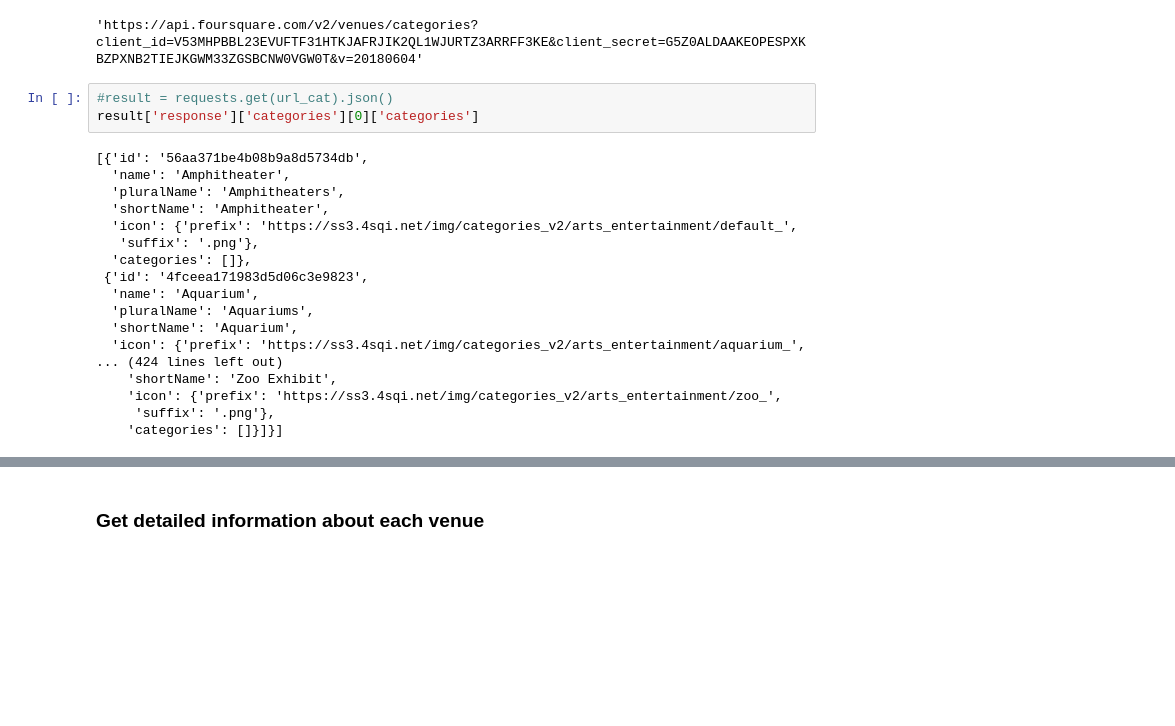
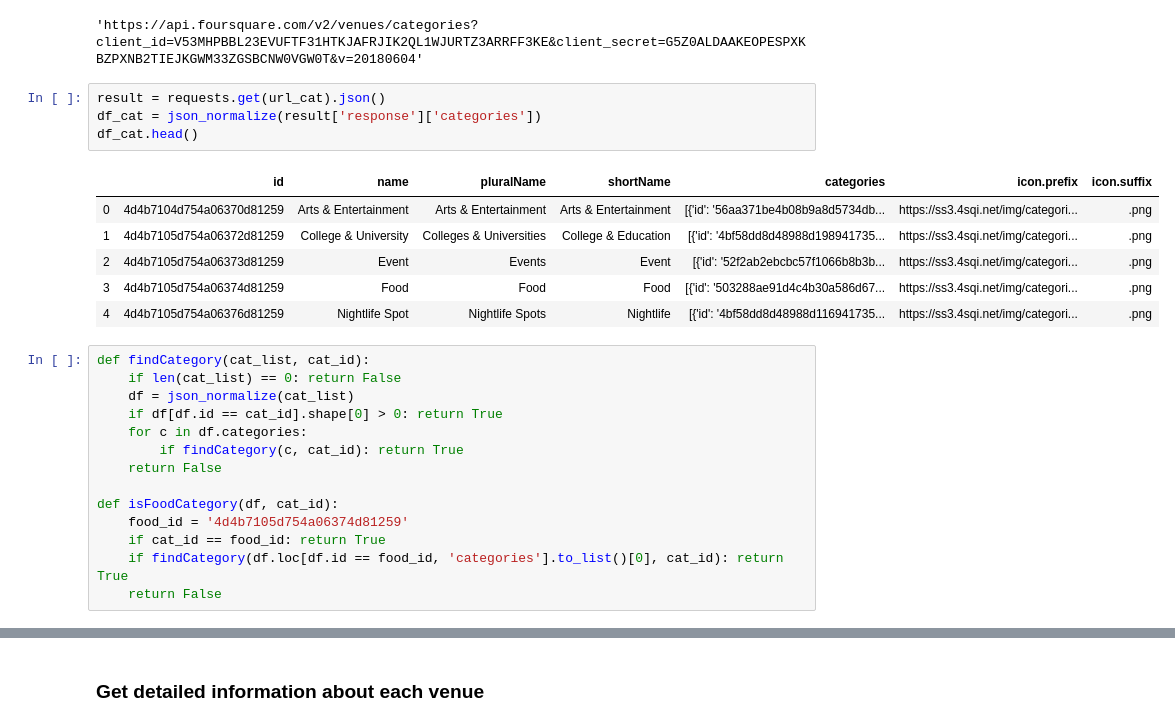
Before and after one commit to Pol75/Coursera_Capstone, a Jupyter notebook: capstone_draft.ipynb, the cells around one changed output, grey strips where cells are left out. Drawn from its saved outputs; the diff is of its cells as text; blank space fills up the shorter version.

```diff
--- a/capstone_draft.ipynb
+++ b/capstone_draft.ipynb
@@ -235,23 +243,27 @@ url_cat
 # %% [output]
 'https://api.foursquare.com/v2/venues/categories?client_id=V53MHPBBL23EVUFTF31HTKJAFRJIK2QL1WJURTZ3ARRFF3KE&client_secret=G5Z0ALDAAKEOPESPXKBZPXNB2TIEJKGWM33ZGSBCNW0VGW0T&v=20180604'
 # %%
-#result = requests.get(url_cat).json()
-result['response']['categories'][0]['categories']
+result = requests.get(url_cat).json()
+df_cat = json_normalize(result['response']['categories'])
+df_cat.head()
 # %% [output]
-[{'id': '56aa371be4b08b9a8d5734db',
-  'name': 'Amphitheater',
-  'pluralName': 'Amphitheaters',
-  'shortName': 'Amphitheater',
-  'icon': {'prefix': 'https://ss3.4sqi.net/img/categories_v2/arts_entertainment/default_',
-   'suffix': '.png'},
-  'categories': []},
- {'id': '4fceea171983d5d06c3e9823',
-  'name': 'Aquarium',
-  'pluralName': 'Aquariums',
-  'shortName': 'Aquarium',
-  'icon': {'prefix': 'https://ss3.4sqi.net/img/categories_v2/arts_entertainment/aquarium_',
-... (424 lines left out)
-    'shortName': 'Zoo Exhibit',
-    'icon': {'prefix': 'https://ss3.4sqi.net/img/categories_v2/arts_entertainment/zoo_',
-     'suffix': '.png'},
-    'categories': []}]}]
+|  | id | name | pluralName | shortName | categories | icon.prefix | icon.suffix |
+| 0 | 4d4b7104d754a06370d81259 | Arts & Entertainment | Arts & Entertainment | Arts & Entertainment | [{'id': '56aa371be4b08b9a8d5734db... | https://ss3.4sqi.net/img/categori... | .png |
+| 1 | 4d4b7105d754a06372d81259 | College & University | Colleges & Universities | College & Education | [{'id': '4bf58dd8d48988d198941735... | https://ss3.4sqi.net/img/categori... | .png |
+| 2 | 4d4b7105d754a06373d81259 | Event | Events | Event | [{'id': '52f2ab2ebcbc57f1066b8b3b... | https://ss3.4sqi.net/img/categori... | .png |
+| 3 | 4d4b7105d754a06374d81259 | Food | Food | Food | [{'id': '503288ae91d4c4b30a586d67... | https://ss3.4sqi.net/img/categori... | .png |
+| 4 | 4d4b7105d754a06376d81259 | Nightlife Spot | Nightlife Spots | Nightlife | [{'id': '4bf58dd8d48988d116941735... | https://ss3.4sqi.net/img/categori... | .png |
+# %%
+def findCategory(cat_list, cat_id):
+    if len(cat_list) == 0: return False
+    df = json_normalize(cat_list)
+    if df[df.id == cat_id].shape[0] > 0: return True
+    for c in df.categories:
+        if findCategory(c, cat_id): return True
+    return False
+
+def isFoodCategory(df, cat_id):
+    food_id = '4d4b7105d754a06374d81259'
+    if cat_id == food_id: return True
+    if findCategory(df.loc[df.id == food_id, 'categories'].to_list()[0], cat_id): return True
+    return False
```
Also changed, not shown: parts of 13 cells of this notebook, 4 other files.
